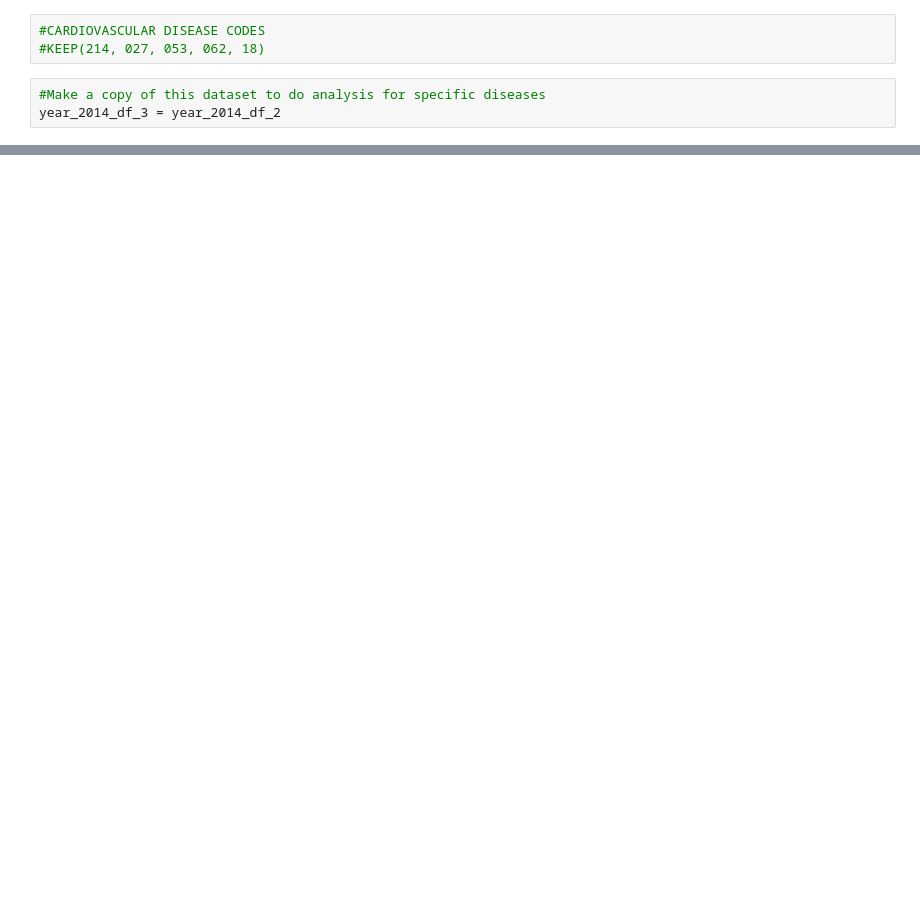
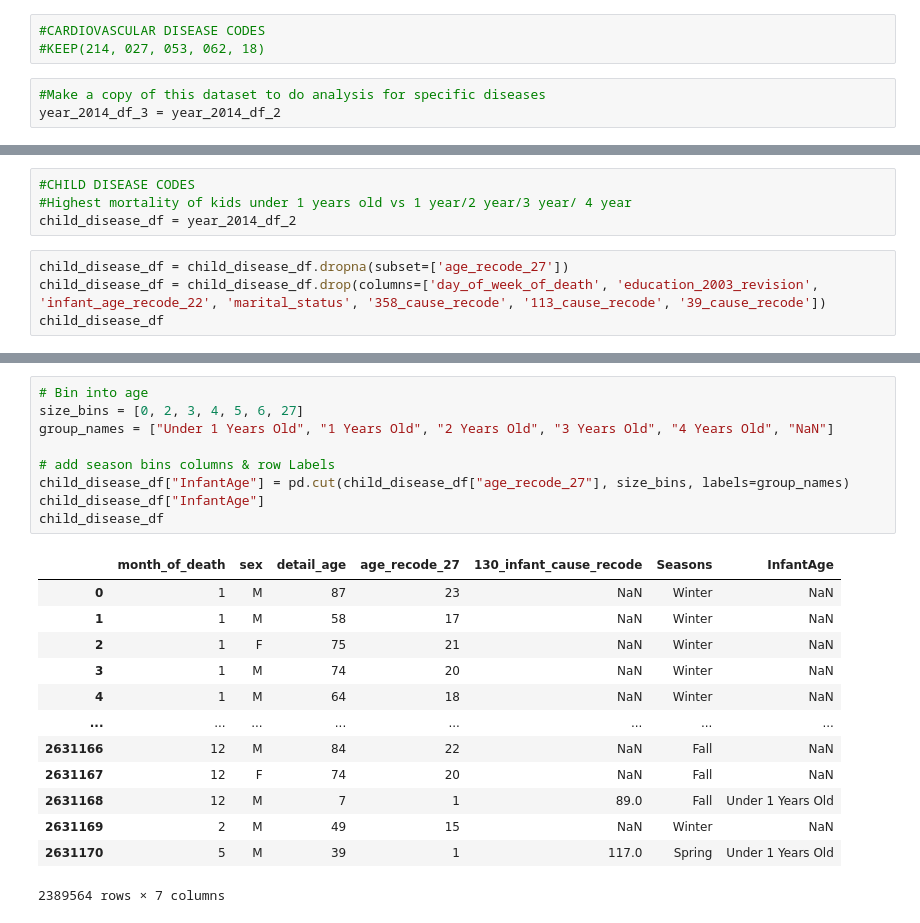
Before and after one commit to Rob-Ottogalli/leading_causes_of_death, a Jupyter notebook: 2014 Test .ipynb, the cells around one changed output, grey strips where cells are left out. Cells and saved outputs as stored; diff of their text form; blank space fills up the shorter version.

```diff
--- a/2014 Test .ipynb
+++ b/2014 Test .ipynb
@@ -171,0 +105,8 @@ print (df)
+# %%
+#CHILD DISEASE CODES
+#Highest mortality of kids under 1 years old vs 1 year/2 year/3 year/ 4 year
+child_disease_df = year_2014_df_2
+# %%
+child_disease_df = child_disease_df.dropna(subset=['age_recode_27'])
+child_disease_df = child_disease_df.drop(columns=['day_of_week_of_death', 'education_2003_revision', 'infant_age_recode_22', 'marital_status', '358_cause_recode', '113_cause_recode', '39_cause_recode'])
+child_disease_df
@@ -171,0 +127,23 @@ print (df)
+# %%
+# Bin into age
+size_bins = [0, 2, 3, 4, 5, 6, 27]
+group_names = ["Under 1 Years Old", "1 Years Old", "2 Years Old", "3 Years Old", "4 Years Old", "NaN"]
+
+# add season bins columns & row Labels
+child_disease_df["InfantAge"] = pd.cut(child_disease_df["age_recode_27"], size_bins, labels=group_names)
+child_disease_df["InfantAge"]
+child_disease_df
+# %% [output]
+|  | month_of_death | sex | detail_age | age_recode_27 | 130_infant_cause_recode | Seasons | InfantAge |
+| 0 | 1 | M | 87 | 23 | NaN | Winter | NaN |
+| 1 | 1 | M | 58 | 17 | NaN | Winter | NaN |
+| 2 | 1 | F | 75 | 21 | NaN | Winter | NaN |
+| 3 | 1 | M | 74 | 20 | NaN | Winter | NaN |
+| 4 | 1 | M | 64 | 18 | NaN | Winter | NaN |
+| ... | ... | ... | ... | ... | ... | ... | ... |
+| 2631166 | 12 | M | 84 | 22 | NaN | Fall | NaN |
+| 2631167 | 12 | F | 74 | 20 | NaN | Fall | NaN |
+| 2631168 | 12 | M | 7 | 1 | 89.0 | Fall | Under 1 Years Old |
+| 2631169 | 2 | M | 49 | 15 | NaN | Winter | NaN |
+| 2631170 | 5 | M | 39 | 1 | 117.0 | Spring | Under 1 Years Old |
+2389564 rows × 7 columns
```
Also changed, not shown: parts of 32 cells of this notebook, 6 other files.
